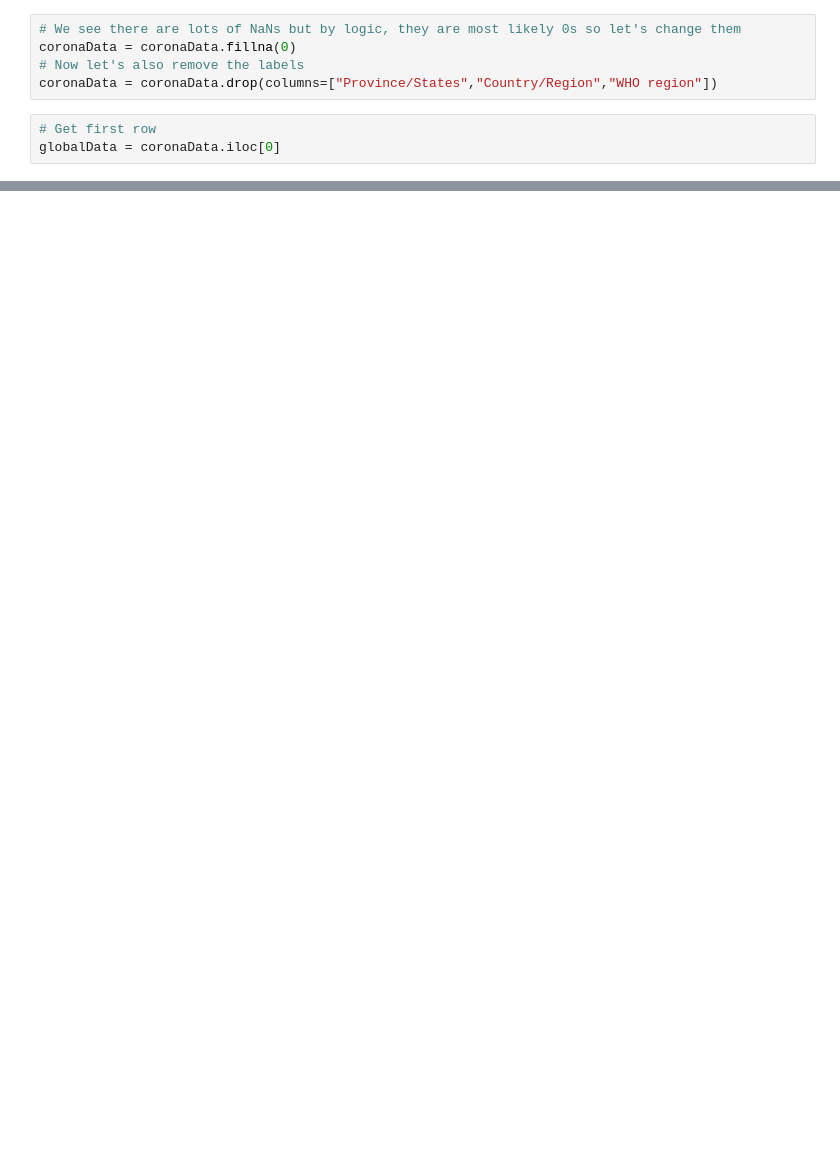
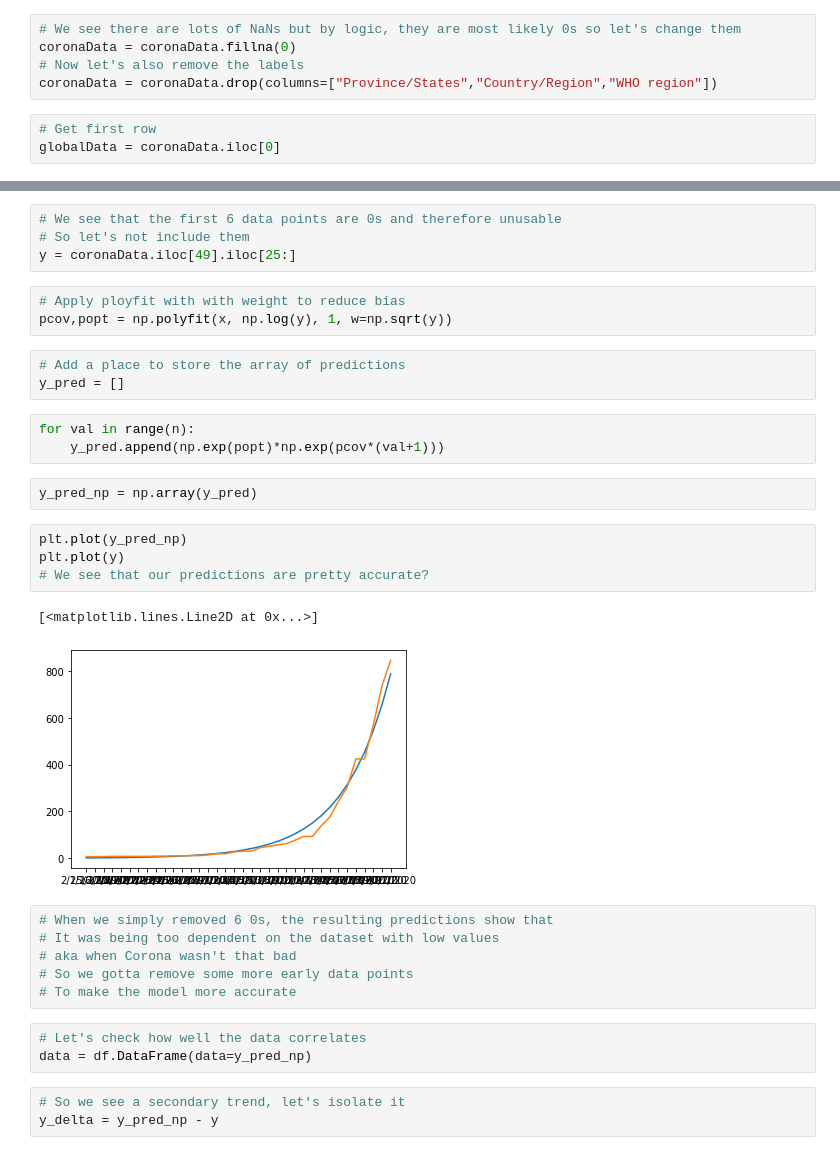
Before and after one commit to Fjallen/Coronavirus-Analysis, a Jupyter notebook: CoronaStats.ipynb, the cells around one changed output, grey strips where cells are left out. Drawn from its saved outputs; the diff is of its cells as text; blank space fills up the shorter version.

Commit message:
Added exponential prediction model

```diff
--- a/CoronaStats.ipynb
+++ b/CoronaStats.ipynb
@@ -74,0 +88,34 @@ plt.plot(coronaData.iloc[49])
+# %%
+# We see that the first 6 data points are 0s and therefore unusable
+# So let's not include them
+y = coronaData.iloc[49].iloc[25:]
+# %%
+# Apply ployfit with with weight to reduce bias
+pcov,popt = np.polyfit(x, np.log(y), 1, w=np.sqrt(y))
+# %%
+# Add a place to store the array of predictions
+y_pred = []
+# %%
+for val in range(n):
+    y_pred.append(np.exp(popt)*np.exp(pcov*(val+1)))
+# %%
+y_pred_np = np.array(y_pred)
+# %%
+plt.plot(y_pred_np)
+plt.plot(y)
+# We see that our predictions are pretty accurate?
+# %% [output]
+[<matplotlib.lines.Line2D at 0x...>]
+[figure, added]
+# %%
+# When we simply removed 6 0s, the resulting predictions show that
+# It was being too dependent on the dataset with low values
+# aka when Corona wasn't that bad
+# So we gotta remove some more early data points
+# To make the model more accurate
+# %%
+# Let's check how well the data correlates
+data = df.DataFrame(data=y_pred_np)
+# %%
+# So we see a secondary trend, let's isolate it
+y_delta = y_pred_np - y
```
Also changed, not shown: parts of 13 cells of this notebook, 1 other file.
